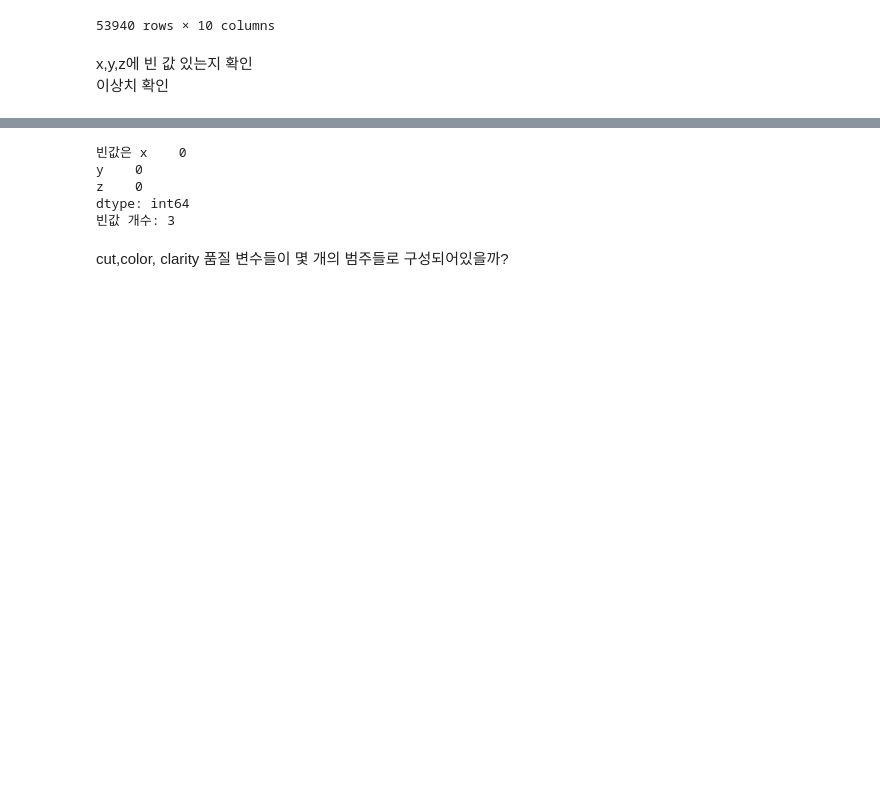
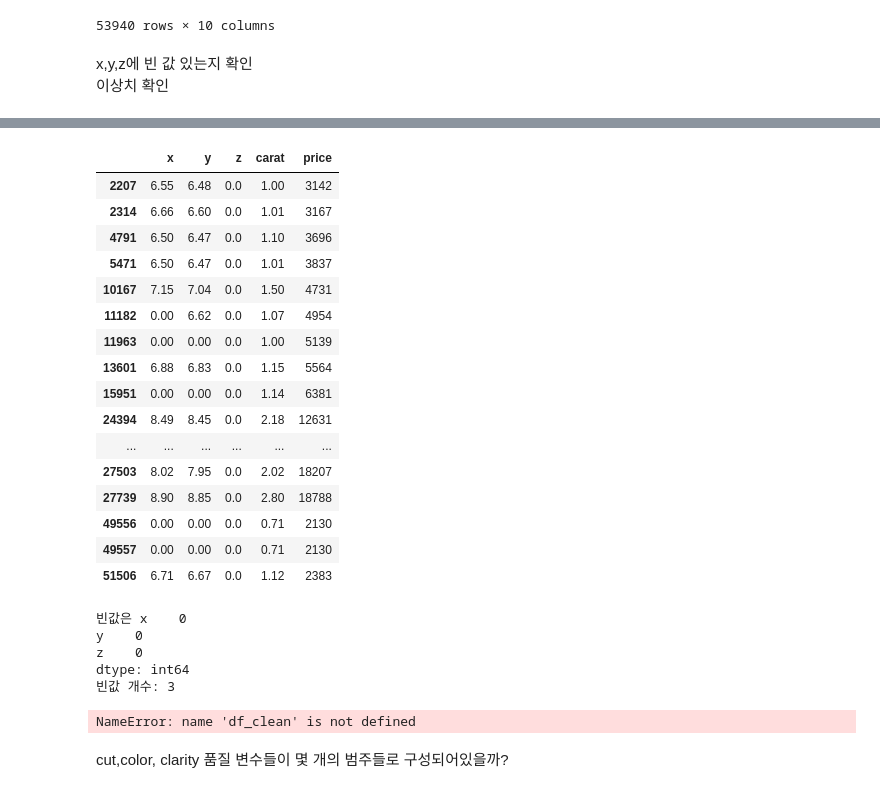
Before and after one commit to GYULLTANGURRI/main, a Jupyter notebook: 12월/251215실습/251212_Diamonds (1).ipynb, the cells around one changed output, grey strips where cells are left out. Saved outputs shown, nothing was run; the diff lists cells and outputs as text; code cells hidden in the pictures; blank space fills up the shorter version.

```diff
--- a/12월/251215실습/251212_Diamonds (1).ipynb
+++ b/12월/251215실습/251212_Diamonds (1).ipynb
@@ -64,3 +142,30 @@ x,y,z에 빈 값 있는지 확인<br>
+# %%
+# 물리적으로 말이 안되는 값만 확인
+invalid_xyz = origin[
+    (origin["x"] <= 0) |
+    (origin["y"] <= 0) |
+    (origin["z"] <= 0)
+][["x", "y", "z", "carat", "price"]]
+
+invalid_xyz
+# %% [output]
+|  | x | y | z | carat | price |
+| 2207 | 6.55 | 6.48 | 0.0 | 1.00 | 3142 |
+| 2314 | 6.66 | 6.60 | 0.0 | 1.01 | 3167 |
+| 4791 | 6.50 | 6.47 | 0.0 | 1.10 | 3696 |
+| 5471 | 6.50 | 6.47 | 0.0 | 1.01 | 3837 |
+| 10167 | 7.15 | 7.04 | 0.0 | 1.50 | 4731 |
+| 11182 | 0.00 | 6.62 | 0.0 | 1.07 | 4954 |
+| 11963 | 0.00 | 0.00 | 0.0 | 1.00 | 5139 |
+| 13601 | 6.88 | 6.83 | 0.0 | 1.15 | 5564 |
+| 15951 | 0.00 | 0.00 | 0.0 | 1.14 | 6381 |
+| 24394 | 8.49 | 8.45 | 0.0 | 2.18 | 12631 |
+| ... | ... | ... | ... | ... | ... |
+| 27503 | 8.02 | 7.95 | 0.0 | 2.02 | 18207 |
+| 27739 | 8.90 | 8.85 | 0.0 | 2.80 | 18788 |
+| 49556 | 0.00 | 0.00 | 0.0 | 0.71 | 2130 |
+| 49557 | 0.00 | 0.00 | 0.0 | 0.71 | 2130 |
+| 51506 | 6.71 | 6.67 | 0.0 | 1.12 | 2383 |
 # %%
 na_sum = origin[['x', 'y', 'z']].isna().sum()
 len(na_sum)
@@ -75,3 +187,22 @@ dtype: int64
+# %%
+# IQR기반 이상치 제거
+def remove_outliers_iqr(df, cols):
+    df_clean = df.copy()
+    for col in cols:
+        Q1 = df_clean[col].quantile(0.25)
+        Q3 = df_clean[col].quantile(0.75)
+        IQR = Q3 - Q1
+
+        lower = Q1 - 1.5 * IQR
+        upper = Q3 + 1.5 * IQR
+
+        df_clean = df_clean[
+            (df_clean[col] >= lower) &
+            (df_clean[col] <= upper)
+        ]
+    return df_clean
+# %% [output]
+NameError: name 'df_clean' is not defined
 # %% [markdown]
 cut,color, clarity 품질 변수들이 몇 개의 범주들로 구성되어있을까?
 # %%
```
Also changed, not shown: parts of 13 cells of this notebook, 1 other file.
